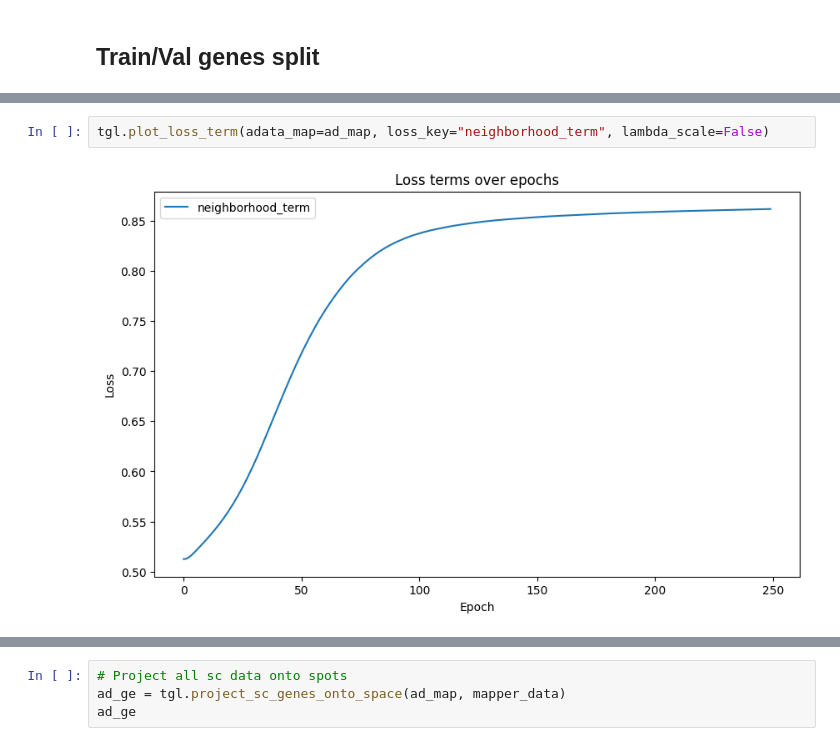
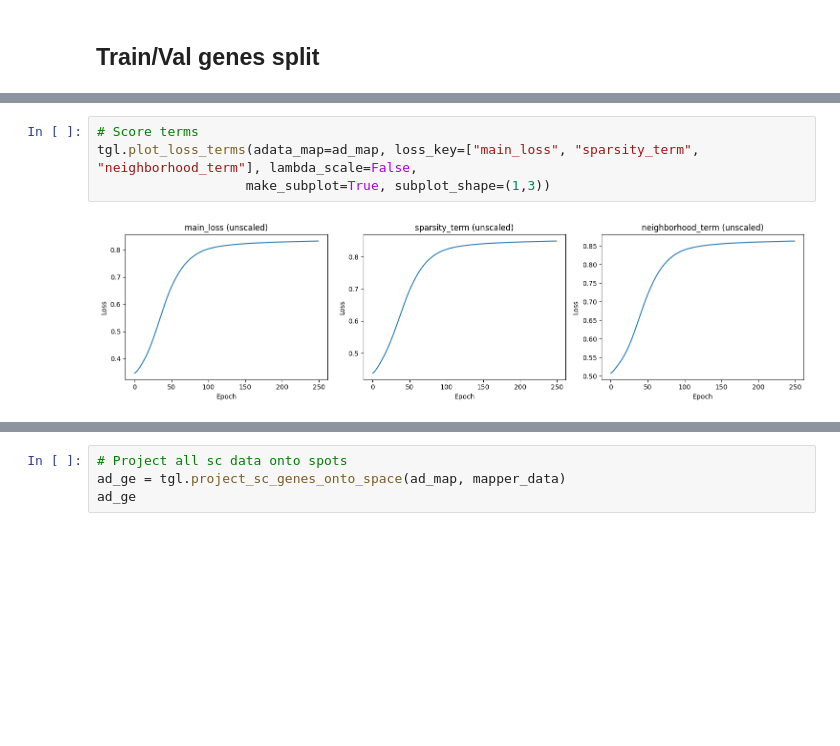
Before and after one commit to enric-bazz/tangramlit_dev, a Jupyter notebook: Notebooks/tangramlit_trainval.ipynb, the cells around one changed output, grey strips where cells are left out. Saved outputs shown, nothing was run; the diff lists cells and outputs as text; blank space fills up the shorter version.

```diff
--- a/Notebooks/tangramlit_trainval.ipynb
+++ b/Notebooks/tangramlit_trainval.ipynb
@@ -165,5 +156,7 @@ tgl.plot_loss_term(adata_map=ad_map, loss_key="sparsity_term", lambda_scale=Fals
 # %%
-tgl.plot_loss_term(adata_map=ad_map, loss_key="neighborhood_term", lambda_scale=False)
+# Score terms
+tgl.plot_loss_terms(adata_map=ad_map, loss_key=["main_loss", "sparsity_term", "neighborhood_term"], lambda_scale=False,
+                   make_subplot=True, subplot_shape=(1,3))
 # %% [output]
-[figure, old version]
+[figure, new version]
 # %%
```
Also changed, not shown: parts of 43 cells of this notebook, 3 other files.
